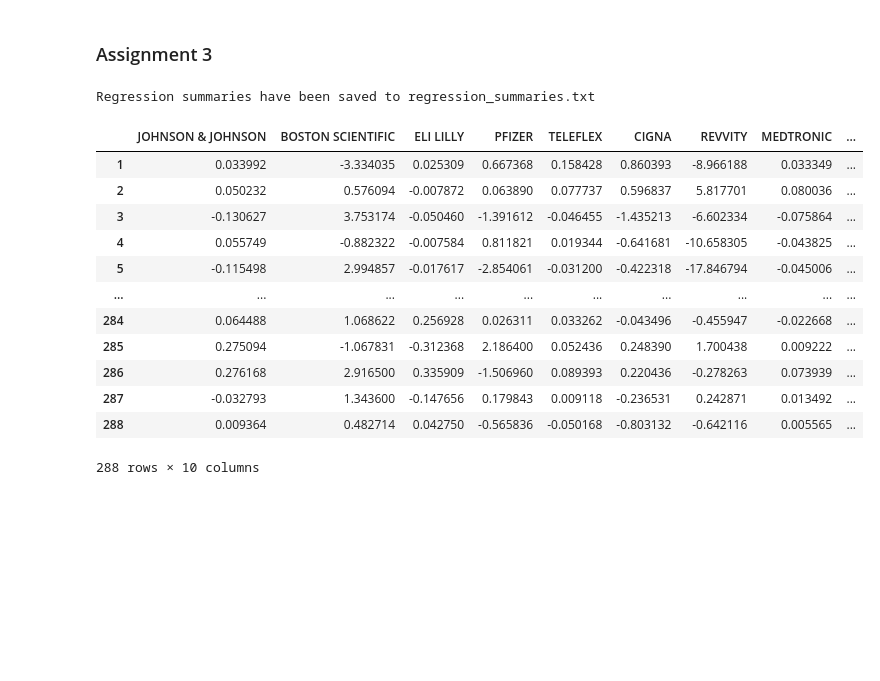
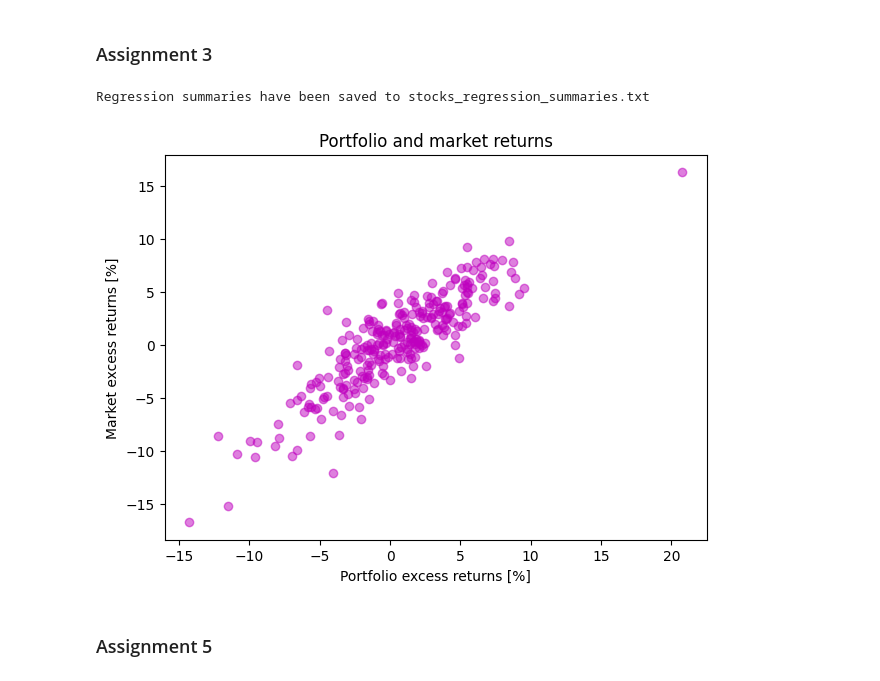
Before and after one commit to GiovanniGiorgioButEverybodyCallMeCot/CAPM-Regression, a Jupyter notebook: CAPM.ipynb, the cells around one changed output. Saved outputs shown, nothing was run; the diff lists cells and outputs as text; code cells hidden in the pictures; blank space fills up the shorter version.

```diff
--- a/CAPM.ipynb
+++ b/CAPM.ipynb
@@ -69,6 +70,8 @@ eMKT = np.subtract(rMKT, rF[1:])
 
 # Download market value of constituents
 mkt_value = pd.read_excel('MKT_VALUE.xlsx', usecols=equity_MV_columns, skiprows=[1, 2], header=0)
+# Reorder the columns explicitly to match the correct order
+mkt_value = mkt_value[equity_MV_columns]
 
 # Verify there are no NaN values in the DataFrame
 assert not mkt_value.isnull().values.any(), "DataFrame contains NaN values"
@@ -78,7 +81,8 @@ assert not mkt_value.isnull().values.any(), "DataFrame contains NaN values"
 
 # Download equities
 data = pd.read_excel('Stocks_Constituents.xlsx', usecols=equity_TRI_columns)
-
+# Reorder the columns explicitly to match the correct order
+data = data[equity_TRI_columns]
 # Verify there are no NaN values in the DataFrame
 assert not data.isnull().values.any(), "DataFrame contains NaN values"
 # %% [markdown]
@@ -136,7 +140,7 @@ eMKT_with_const   = sm.add_constant(eMKT)
 regression_models = [sm.OLS(eEquities[column], eMKT_with_const).fit() for column in eEquities.columns]
 
 # Define the file name
-output_file       = "regression_summaries.txt"
+output_file       = "stocks_regression_summaries.txt"
 
 # Open the file in write mode
 with open(output_file, "w") as f:
@@ -149,30 +153,45 @@ with open(output_file, "w") as f:
         f.write("\n\n" + "<->:"*24 + "\n\n")
 
 print(f"Regression summaries have been saved to {output_file}")
-
-#-----------------------------------------------------------------------------------------------------------------------------------#
-
-# Compute the weights
-mkt_w = mkt_value.div(mkt_value.sum(axis=1), axis=0)
-
-# Rename columns in both DataFrames so that pandas doesn't cry when performing element-wise multilpication
-mkt_w.columns     = equity_columns
-eEquities.columns = equity_columns
-# Compute weighted average
-avg_return        = mkt_w[1:] * eEquities
-avg_return
 # %% [output]
-Regression summaries have been saved to regression_summaries.txt
+Regression summaries have been saved to stocks_regression_summaries.txt
-|  | JOHNSON & JOHNSON | BOSTON SCIENTIFIC | ELI LILLY | PFIZER | TELEFLEX | CIGNA | REVVITY | MEDTRONIC | ... |
-| 1 | 0.033992 | -3.334035 | 0.025309 | 0.667368 | 0.158428 | 0.860393 | -8.966188 | 0.033349 | ... |
-| 2 | 0.050232 | 0.576094 | -0.007872 | 0.063890 | 0.077737 | 0.596837 | 5.817701 | 0.080036 | ... |
-| 3 | -0.130627 | 3.753174 | -0.050460 | -1.391612 | -0.046455 | -1.435213 | -6.602334 | -0.075864 | ... |
-| 4 | 0.055749 | -0.882322 | -0.007584 | 0.811821 | 0.019344 | -0.641681 | -10.658305 | -0.043825 | ... |
-| 5 | -0.115498 | 2.994857 | -0.017617 | -2.854061 | -0.031200 | -0.422318 | -17.846794 | -0.045006 | ... |
-| ... | ... | ... | ... | ... | ... | ... | ... | ... | ... |
-| 284 | 0.064488 | 1.068622 | 0.256928 | 0.026311 | 0.033262 | -0.043496 | -0.455947 | -0.022668 | ... |
-| 285 | 0.275094 | -1.067831 | -0.312368 | 2.186400 | 0.052436 | 0.248390 | 1.700438 | 0.009222 | ... |
-| 286 | 0.276168 | 2.916500 | 0.335909 | -1.506960 | 0.089393 | 0.220436 | -0.278263 | 0.073939 | ... |
-| 287 | -0.032793 | 1.343600 | -0.147656 | 0.179843 | 0.009118 | -0.236531 | 0.242871 | 0.013492 | ... |
-| 288 | 0.009364 | 0.482714 | 0.042750 | -0.565836 | -0.050168 | -0.803132 | -0.642116 | 0.005565 | ... |
-288 rows × 10 columns
+# %%
+#-----------------------------------------------------------------------------------------------------------------------------------#
+# Perform linear regression on the portfolio
+
+# Compute the weights
+weights           = mkt_value.div(mkt_value.sum(axis=1), axis=0)
+# Rename columns in both DataFrames so that pandas doesn't cry when performing element-wise multilpication
+weights.columns   = equity_columns
+eEquities.columns = equity_columns
+# Compute weighted average
+avg_return        = weights[1:] * eEquities
+# Sum across columns to get the portfolio return for each row
+ePortfolio        = avg_return.sum(axis=1)
+
+# Perform regression
+regression_model  = sm.OLS(ePortfolio, eMKT_with_const).fit()
+
+#-----------------------------------------------------------------------------------------------------------------------------------#
+# Produce a scatterplot
+
+plt.figure(figsize=(7, 5))
+plt.scatter(ePortfolio, eMKT, alpha=0.5, color='m')
+plt.xlabel("Portfolio excess returns [%]")
+plt.ylabel("Market excess returns [%]")
+plt.title("Portfolio and market returns")
+plt.show()
+
+#-----------------------------------------------------------------------------------------------------------------------------------#
+# Save summary in external file
+
+output_file = 'portfolio_regression_summary.txt'
+
+with open(output_file, "w") as f:
+    f.write(f"Summary for Porfolio:\n")
+    # Convert the summary to a string format
+    f.write(model.summary().as_text())
+# %% [output]
+[figure, added]
+# %% [markdown]
+### Assignment 5
```
Also changed, not shown: parts of 3 cells of this notebook, 3 other files.
